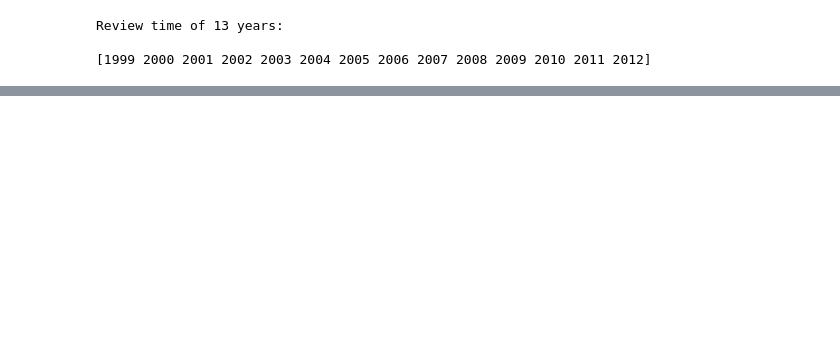
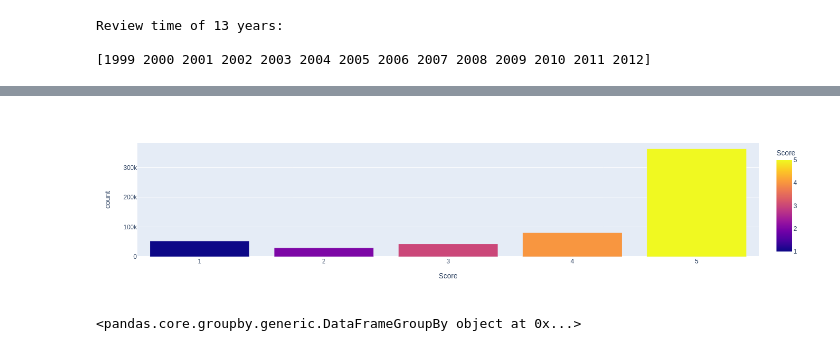
Before and after one commit to mjacker/bigdata, a Jupyter notebook: Amazon.ipynb, the cells around one changed output, grey strips where cells are left out. Cells and saved outputs as stored; diff of their text form; code cells hidden in the pictures; blank space fills up the shorter version.

```diff
--- a/Amazon.ipynb
+++ b/Amazon.ipynb
@@ -204,0 +237,4 @@ Name: count, dtype: int64
+# %%
+# Score count
+score_count = amazon_df['Score'].value_counts().reset_index()
+score_count
@@ -204,0 +248,3 @@ Name: count, dtype: int64
+# %%
+px.bar(score_count,x='Score',y='count',color='Score')
+# %% [output]
@@ -205,3 +252,8 @@ Name: count, dtype: int64
+[figure, added]
+# %%
+amazon_df[amazon_df['Score'] == 5].groupby('Id')
+# %% [output]
+<pandas.core.groupby.generic.DataFrameGroupBy object at 0x...>
 # %%
 event = event[(event['Category']<200) & (~event['Device_Name'].isin(['Device_1', 'Device_2']))]
 event['Start_Time'] = pd.to_datetime(event['Start_Time'])
```
Also changed, not shown: parts of 22 cells of this notebook, 1 other file.
